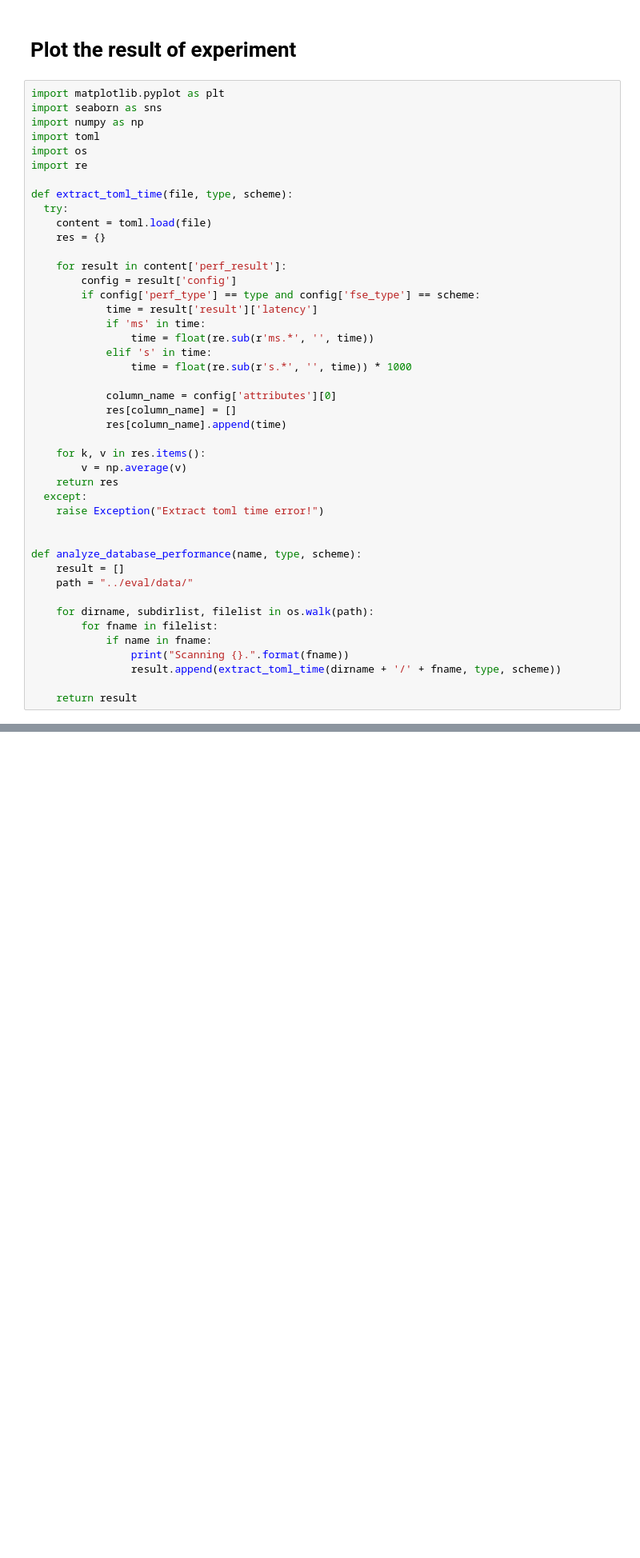
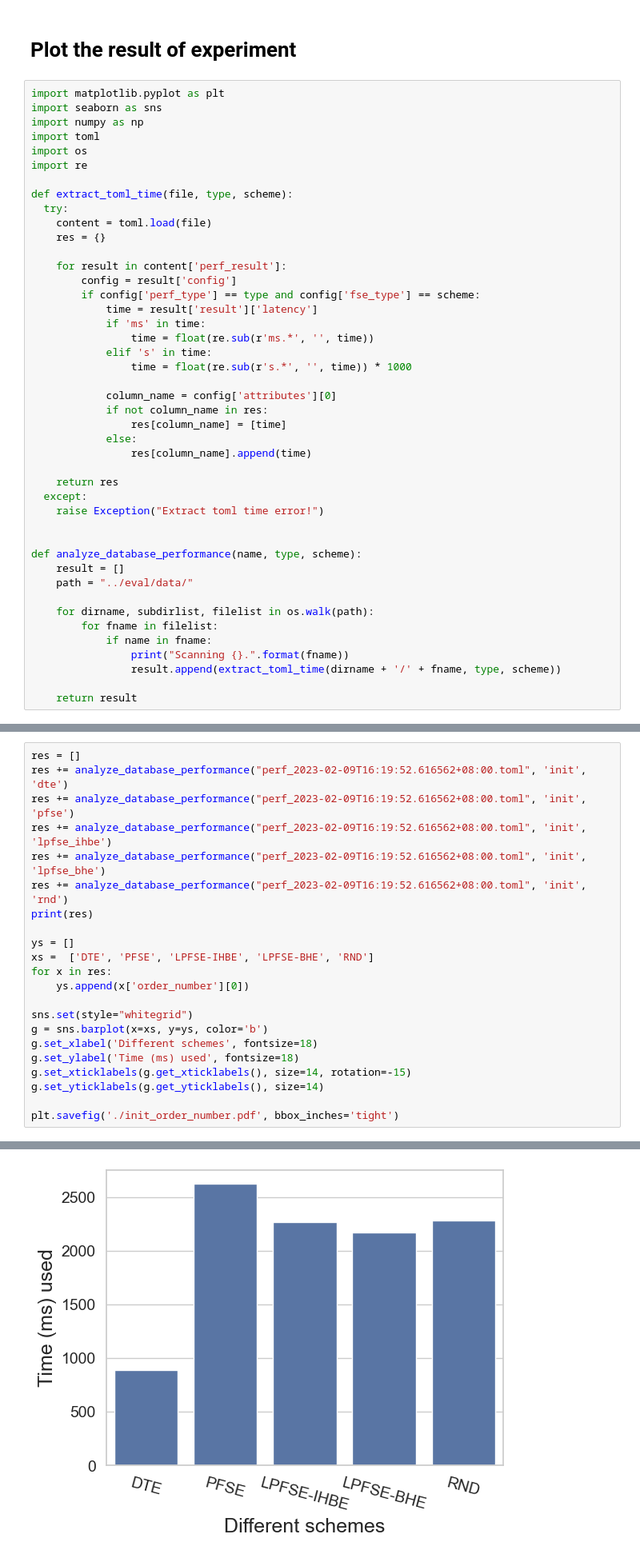
Before and after one commit to hiroki-chen/PFSE-Prototype, a Jupyter notebook: fig/fig.ipynb, the cells around one changed output, grey strips where cells are left out. Shown at 80% size. Drawn from its saved outputs; the diff is of its cells as text; blank space fills up the shorter version.

```diff
--- a/fig/fig.ipynb
+++ b/fig/fig.ipynb
@@ -23,11 +23,11 @@ def extract_toml_time(file, type, scheme):
                 time = float(re.sub(r's.*', '', time)) * 1000
 
             column_name = config['attributes'][0]
-            res[column_name] = []
-            res[column_name].append(time)
+            if not column_name in res:
+                res[column_name] = [time]
+            else:
+                res[column_name].append(time)
 
-    for k, v in res.items():
-        v = np.average(v)
     return res
   except:
     raise Exception("Extract toml time error!")
@@ -55,0 +47,23 @@ Scanning perf_2023-01-18T16:57:41.511495+08:00.toml.
+# %%
+res = []
+res += analyze_database_performance("perf_2023-02-09T16:19:52.616562+08:00.toml", 'init', 'dte')
+res += analyze_database_performance("perf_2023-02-09T16:19:52.616562+08:00.toml", 'init', 'pfse')
+res += analyze_database_performance("perf_2023-02-09T16:19:52.616562+08:00.toml", 'init', 'lpfse_ihbe')
+res += analyze_database_performance("perf_2023-02-09T16:19:52.616562+08:00.toml", 'init', 'lpfse_bhe')
+res += analyze_database_performance("perf_2023-02-09T16:19:52.616562+08:00.toml", 'init', 'rnd')
+print(res)
+
+ys = []
+xs =  ['DTE', 'PFSE', 'LPFSE-IHBE', 'LPFSE-BHE', 'RND']
+for x in res:
+    ys.append(x['order_number'][0])
+
+sns.set(style="whitegrid")
+g = sns.barplot(x=xs, y=ys, color='b')
+g.set_xlabel('Different schemes', fontsize=18)
+g.set_ylabel('Time (ms) used', fontsize=18)
+g.set_xticklabels(g.get_xticklabels(), size=14, rotation=-15)
+g.set_yticklabels(g.get_yticklabels(), size=14)
+
+plt.savefig('./init_order_number.pdf', bbox_inches='tight')
+# %% [output]
@@ -55,0 +76 @@ Scanning perf_2023-01-18T16:57:41.511495+08:00.toml.
+[figure, added]
```
Also changed, not shown: parts of 5 cells of this notebook, 12 other files.
